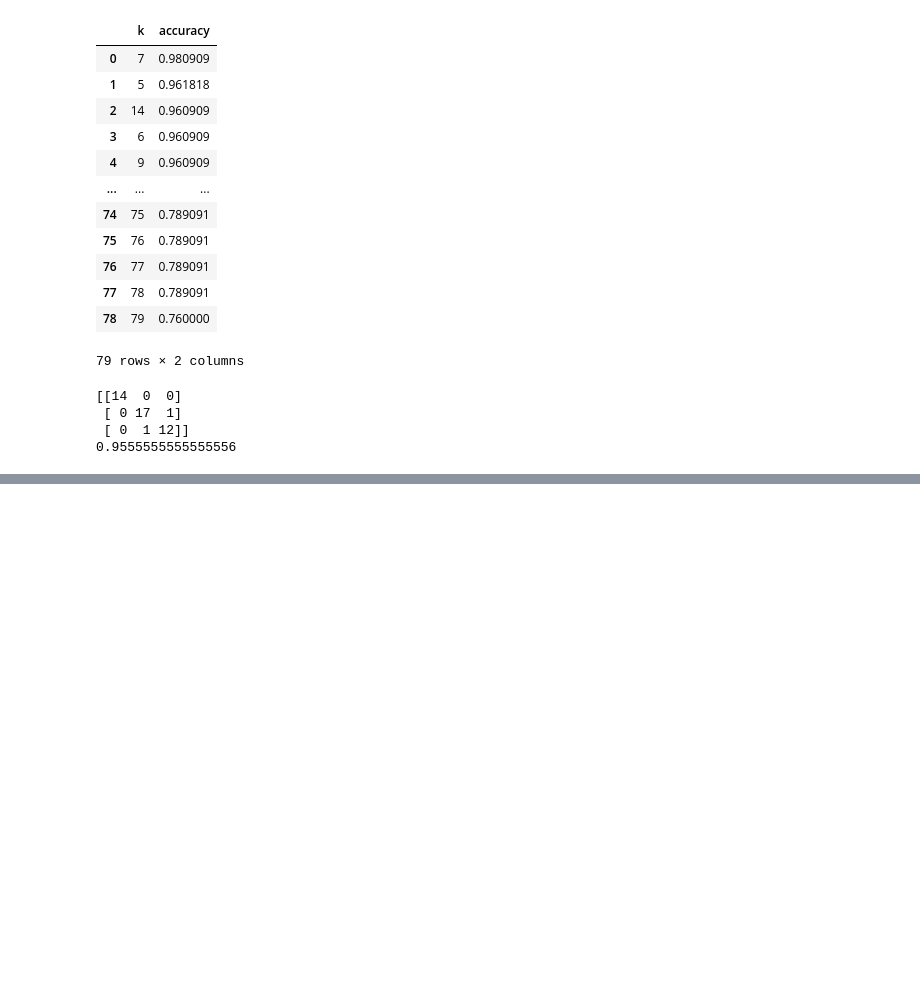
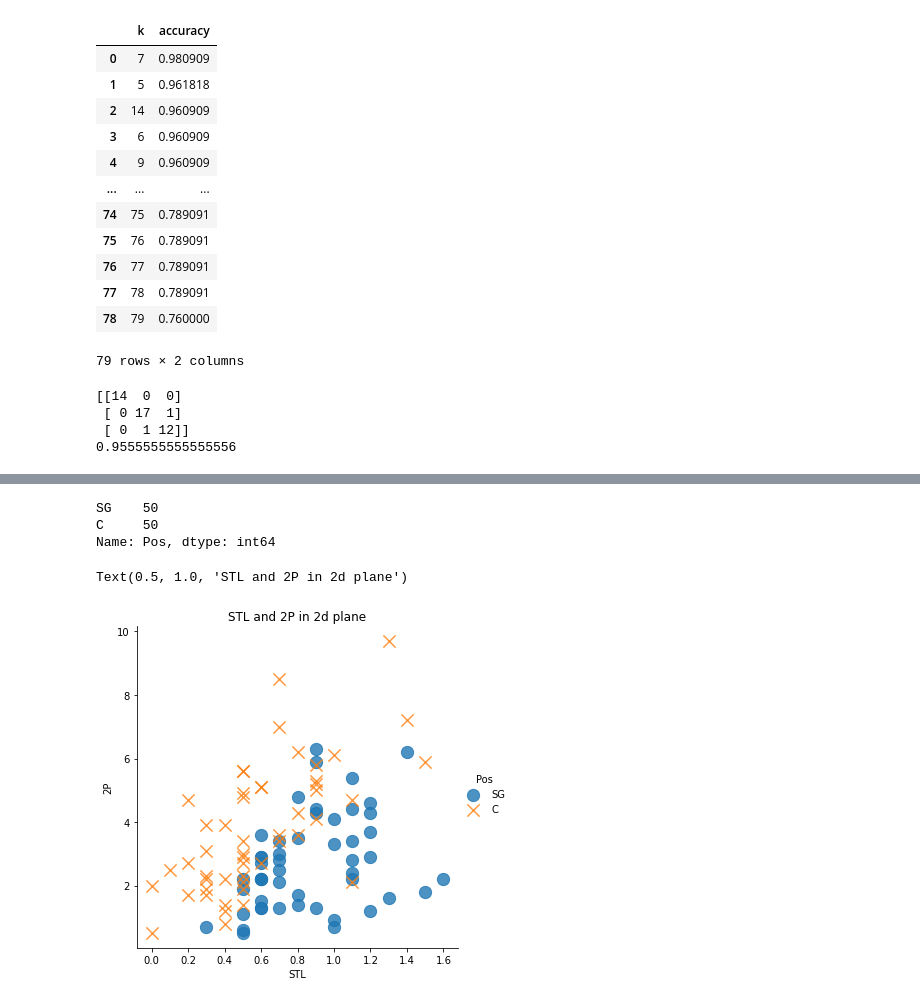
Before and after one commit to s2ul2/bitamin, a Jupyter notebook: 6/6주예습.ipynb, the cells around one changed output, grey strips where cells are left out. Drawn from its saved outputs; the diff is of its cells as text; code cells hidden in the pictures; blank space fills up the shorter version.

```diff
--- a/6/6주예습.ipynb
+++ b/6/6주예습.ipynb
@@ -111,0 +170,2 @@ print(accuracy_score(df_test['species'], pred))
+# %%
+df = pd.read_csv("https://raw.githubusercontent.com/wikibook/machine-learning/2.0/data/csv/basketball_stat.csv")
@@ -111,0 +185,19 @@ print(accuracy_score(df_test['species'], pred))
+# %%
+# 현재 가지고 있는 데이터에서 포지션의 개수 확인
+df.Pos.value_counts()
+# %% [output]
+SG    50
+C     50
+Name: Pos, dtype: int64
+# %%
+# 스틸, 2점슛 데이터 시각화
+sns.lmplot('STL', '2P', data= df, fit_reg = False,
+          scatter_kws = {"s": 150},  # 좌표 상의 점의 크기
+          markers = ['o', 'x'],
+          hue = "Pos") # 예측값
+
+# title
+plt.title('STL and 2P in 2d plane')
+# %% [output]
+Text(0.5, 1.0, 'STL and 2P in 2d plane')
+[figure, added]
```
Also changed, not shown: parts of 26 cells of this notebook.
